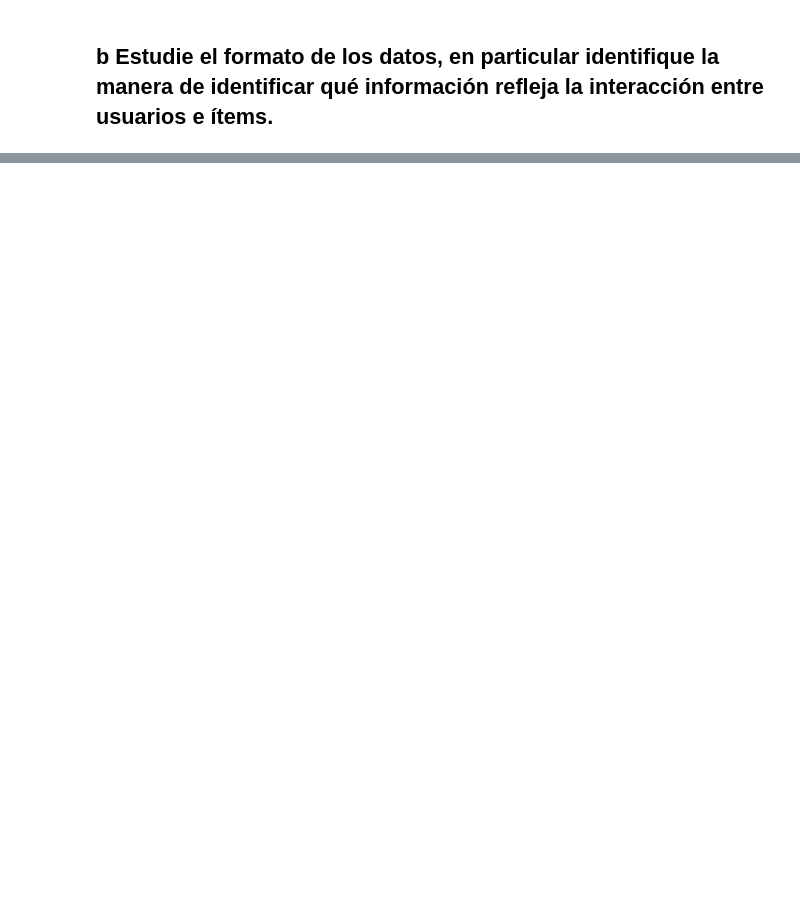
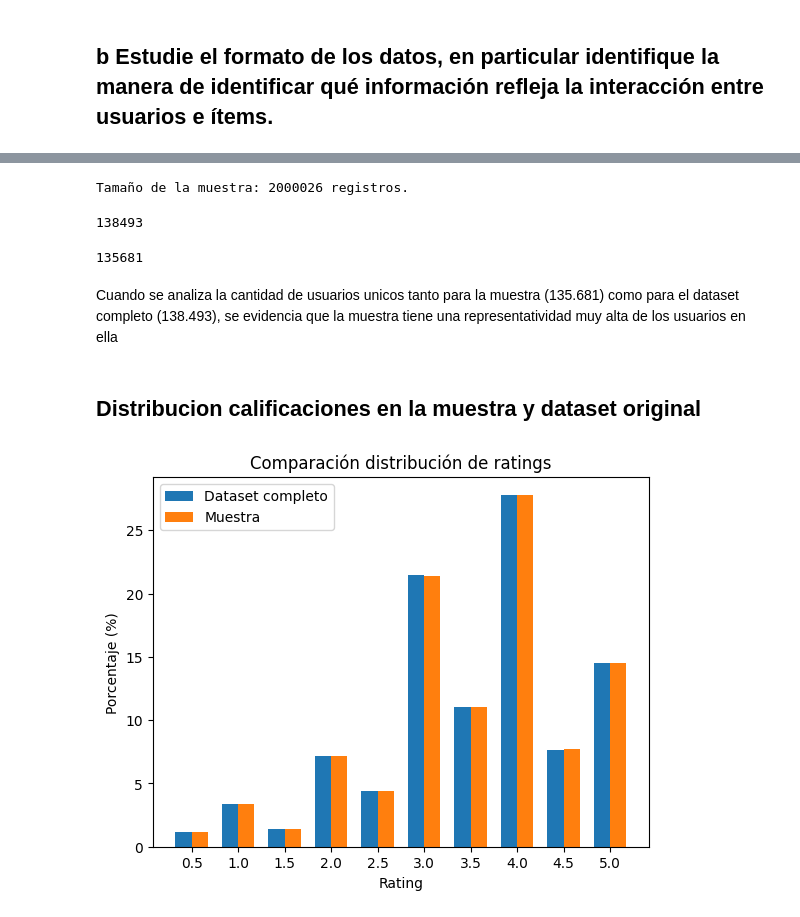
Before and after one commit to MINE4201-202601-E07/Taller-1-Notebooks, a Jupyter notebook: notebook-exploracion.ipynb, the cells around one changed output, grey strips where cells are left out. Saved outputs shown, nothing was run; the diff lists cells and outputs as text; code cells hidden in the pictures; blank space fills up the shorter version.

```diff
--- a/notebook-exploracion.ipynb
+++ b/notebook-exploracion.ipynb
@@ -34,0 +56,72 @@ df_tag.head()
+# %%
+# Tomamos el primer género antes del '|' como categoría principal para estratificar
+df_movie['main_genre'] = df_movie['genres'].apply(lambda x: x.split('|')[0])
+# %%
+
+df_merged = df_rating.merge(df_movie[['movieId', 'main_genre']], on='movieId')
+
+# 4. Muestreo Estratificado (10%)
+# Usamos 'stratify' sobre el género principal para mantener la proporción
+sample_df, _ = train_test_split(
+    df_merged,
+    train_size=0.10,
+    stratify=df_merged['main_genre'],
+    random_state=42, # Tu "shuffle" garantizado
+    shuffle=True
+)
+print(f"Tamaño de la muestra: {len(sample_df)} registros.")
+# %% [output]
+Tamaño de la muestra: 2000026 registros.
+# %%
+df_merged['userId'].agg('nunique')
+# %% [output]
+138493
+# %%
+sample_df['userId'].agg('nunique')
+# %% [output]
+135681
+# %% [markdown]
+Cuando se analiza la cantidad de usuarios unicos tanto para la muestra (135.681) como para el dataset completo (138.493), se evidencia que la muestra tiene una representatividad muy alta de los usuarios en ella
+# %% [markdown]
+## Distribucion calificaciones en la muestra y dataset original
+# %%
+# plt.show()
+import numpy as np
+import matplotlib.pyplot as plt
+
+# Distribución muestra
+rating_dist_sample = (
+    sample_df["rating"]
+    .value_counts(normalize=True, dropna=False)
+    .sort_index() * 100
+)
+
+# Distribución completa
+rating_dist_full = (
+    df_rating["rating"]
+    .value_counts(normalize=True, dropna=False)
+    .sort_index() * 100
+)
+
+# Asegurar mismo orden de índices
+ratings = sorted(set(rating_dist_full.index).union(set(rating_dist_sample.index)))
+
+rating_dist_full = rating_dist_full.reindex(ratings, fill_value=0)
+rating_dist_sample = rating_dist_sample.reindex(ratings, fill_value=0)
+
+x = np.arange(len(ratings))
+width = 0.35
+
+plt.figure()
+plt.bar(x - width/2, rating_dist_full.values, width, label="Dataset completo")
+plt.bar(x + width/2, rating_dist_sample.values, width, label="Muestra")
+
+plt.xticks(x, ratings)
+plt.xlabel("Rating")
+plt.ylabel("Porcentaje (%)")
+plt.title("Comparación distribución de ratings")
+plt.legend()
+
+plt.show()
+# %% [output]
+[figure, added]
```
Also changed, not shown: parts of 20 cells of this notebook.
